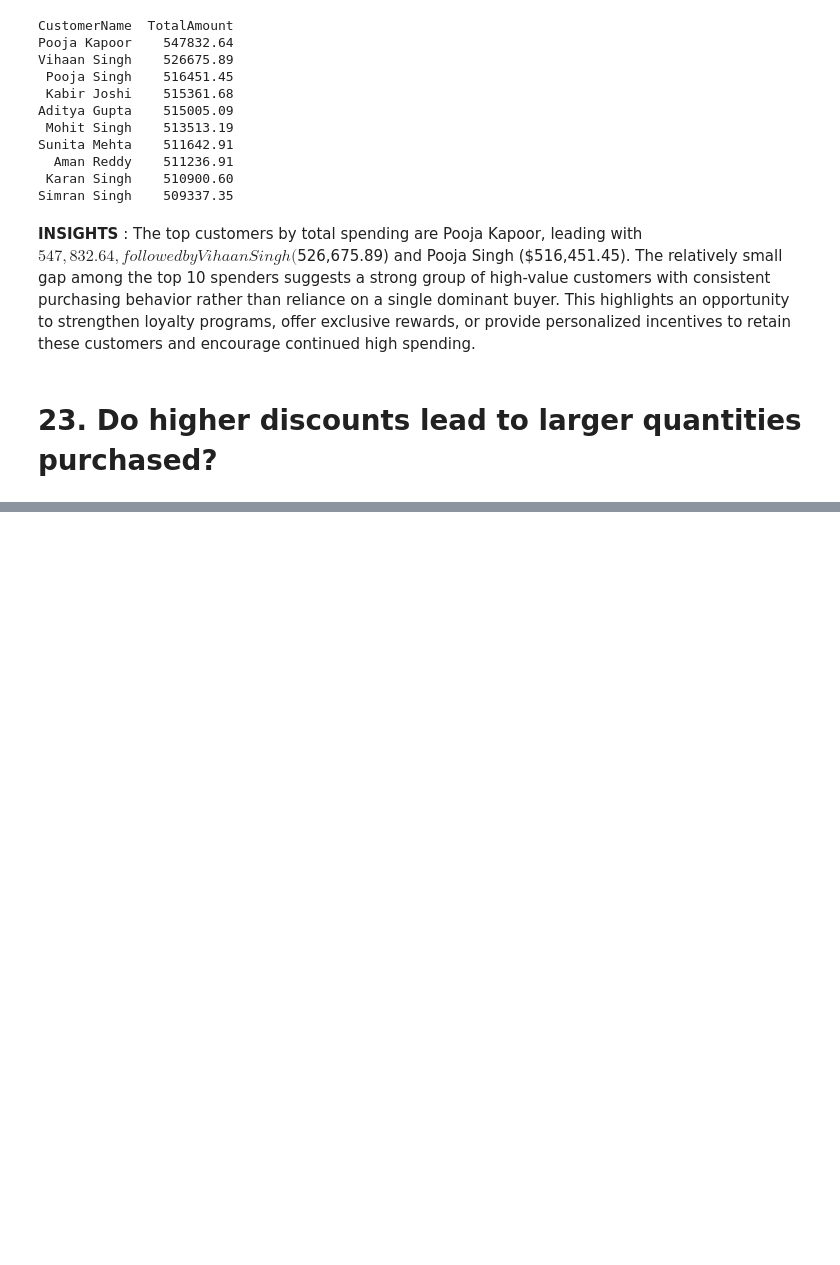
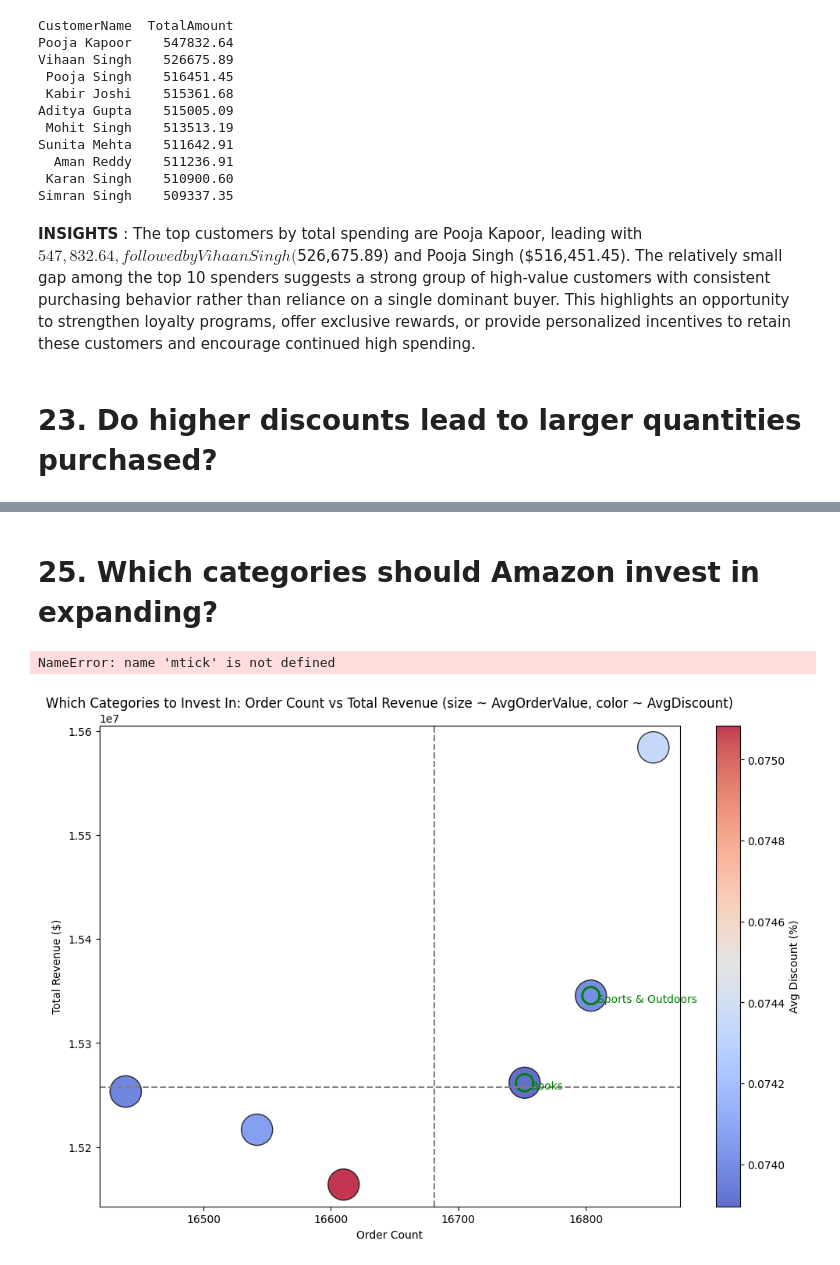
Before and after one commit to bsit2c2025/itcs204_finalsproject_agawin, a Jupyter notebook: MPDA_Agawin.ipynb, the cells around one changed output, grey strips where cells are left out. Cells and saved outputs as stored; diff of their text form; code cells hidden in the pictures; blank space fills up the shorter version.

```diff
--- a/MPDA_Agawin.ipynb
+++ b/MPDA_Agawin.ipynb
@@ -1070,0 +1220,58 @@ Simran Singh    509337.35
+# %% [markdown]
+# 25. Which categories should Amazon invest in expanding?
+# %%
+# Category investment recommendation visualization
+cat_stats = amazondata.groupby('Category').agg(
+    OrderCount=('OrderID','nunique'),
+    TotalRevenue=('TotalAmount','sum'),
+    AvgOrderValue=('TotalAmount','mean'),
+    AvgDiscount=('Discount','mean'),
+    CancelRate=('OrderStatus', lambda s: (s=='Cancelled').sum()/s.count())
+).reset_index()
+
+# medians for quadrant logic
+med_ord = cat_stats['OrderCount'].median()
+med_rev = cat_stats['TotalRevenue'].median()
+med_disc = cat_stats['AvgDiscount'].median()
+
+# candidates
+promote = cat_stats[(cat_stats['OrderCount'] >= med_ord) & (cat_stats['TotalRevenue'] >= med_rev) & (cat_stats['AvgDiscount'] <= med_disc)].sort_values('TotalRevenue', ascending=False)
+niche = cat_stats[(cat_stats['OrderCount'] < med_ord) & (cat_stats['TotalRevenue'] >= med_rev)].sort_values('TotalRevenue', ascending=False)
+
+# scatter plot
+plt.figure(figsize=(12,8))
+sizes = (cat_stats['AvgOrderValue'] / cat_stats['AvgOrderValue'].max()) * 800 + 40
+sc = plt.scatter(cat_stats['OrderCount'], cat_stats['TotalRevenue'], s=sizes, c=cat_stats['AvgDiscount'], cmap='coolwarm', alpha=0.8, edgecolor='k')
+plt.colorbar(sc, label='Avg Discount (%)')
+plt.xscale('linear')
+plt.yscale('linear')
+plt.xlabel('Order Count')
+plt.ylabel('Total Revenue ($)')
+plt.title('Which Categories to Invest In: Order Count vs Total Revenue (size ~ AvgOrderValue, color ~ AvgDiscount)')
+
+# median lines
+plt.axvline(med_ord, color='gray', linestyle='--')
+plt.axhline(med_rev, color='gray', linestyle='--')
+
+# highlight and annotate top candidates
+for i, row in promote.head(6).iterrows():
+    plt.scatter(row['OrderCount'], row['TotalRevenue'], s=250, facecolors='none', edgecolors='green', linewidths=2)
+    plt.annotate(row['Category'], (row['OrderCount'], row['TotalRevenue']), xytext=(6, -6), textcoords='offset points', color='green')
+
+for i, row in niche.head(6).iterrows():
+    plt.scatter(row['OrderCount'], row['TotalRevenue'], s=200, marker='X', color='purple', edgecolor='k')
+    plt.annotate(row['Category'], (row['OrderCount'], row['TotalRevenue']), xytext=(6, 6), textcoords='offset points', color='purple')
+
+# format y-axis as currency
+plt.gca().yaxis.set_major_formatter(mtick.StrMethodFormatter('${x:,.0f}'))
+plt.tight_layout()
+plt.show()
+
+# Print concise recommendations
+print("Promote/Expand (high volume & high revenue, low discount):")
+print(promote[['Category','OrderCount','TotalRevenue','AvgOrderValue','AvgDiscount']].head(6).to_string(index=False))
+print("\nNiche High-Value Candidates (high revenue but lower volume):")
+print(niche[['Category','OrderCount','TotalRevenue','AvgOrderValue','AvgDiscount']].head(6).to_string(index=False))
+# %% [output]
+NameError: name 'mtick' is not defined
+[figure, added]
```
Also changed, not shown: parts of 5 cells of this notebook.
